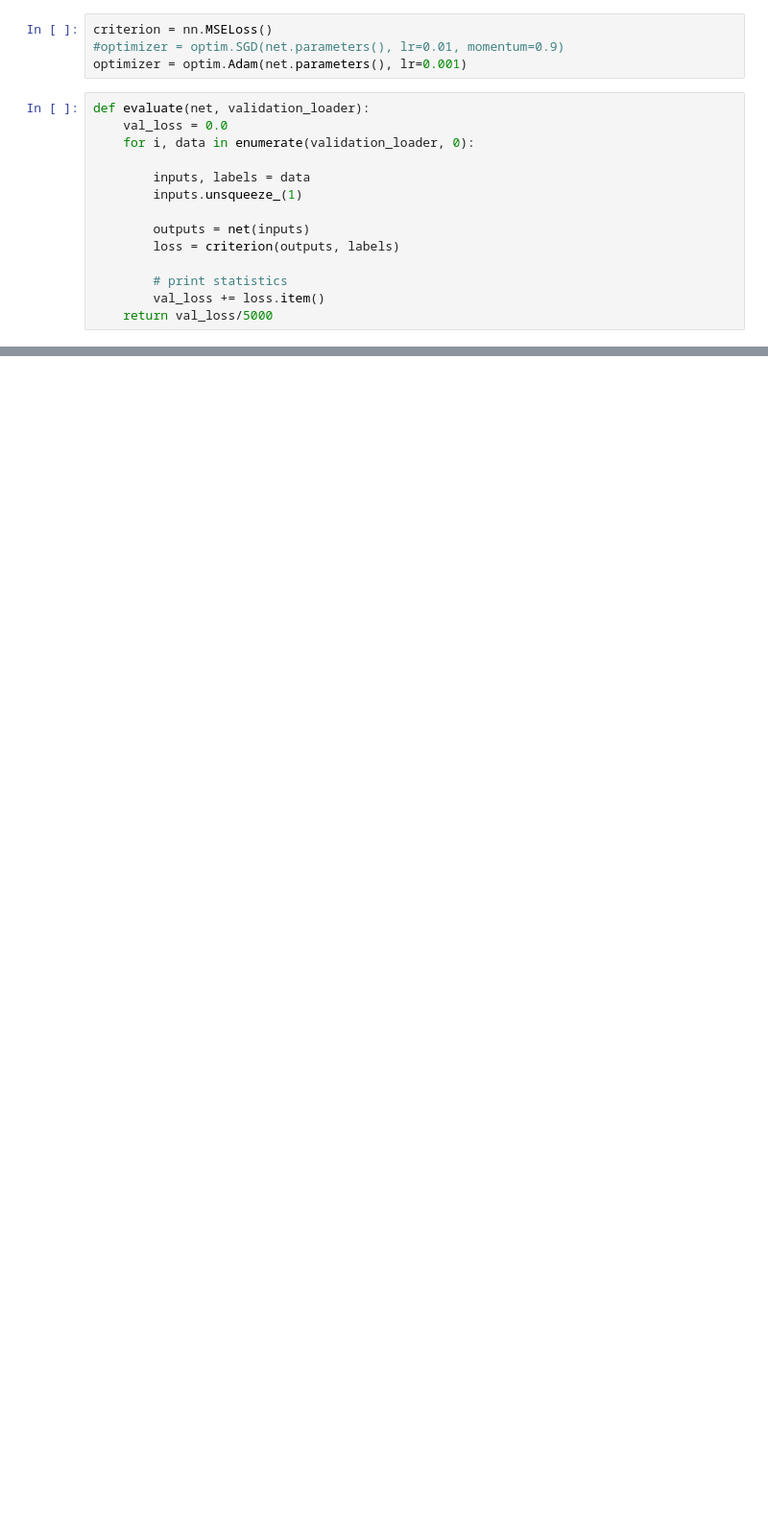
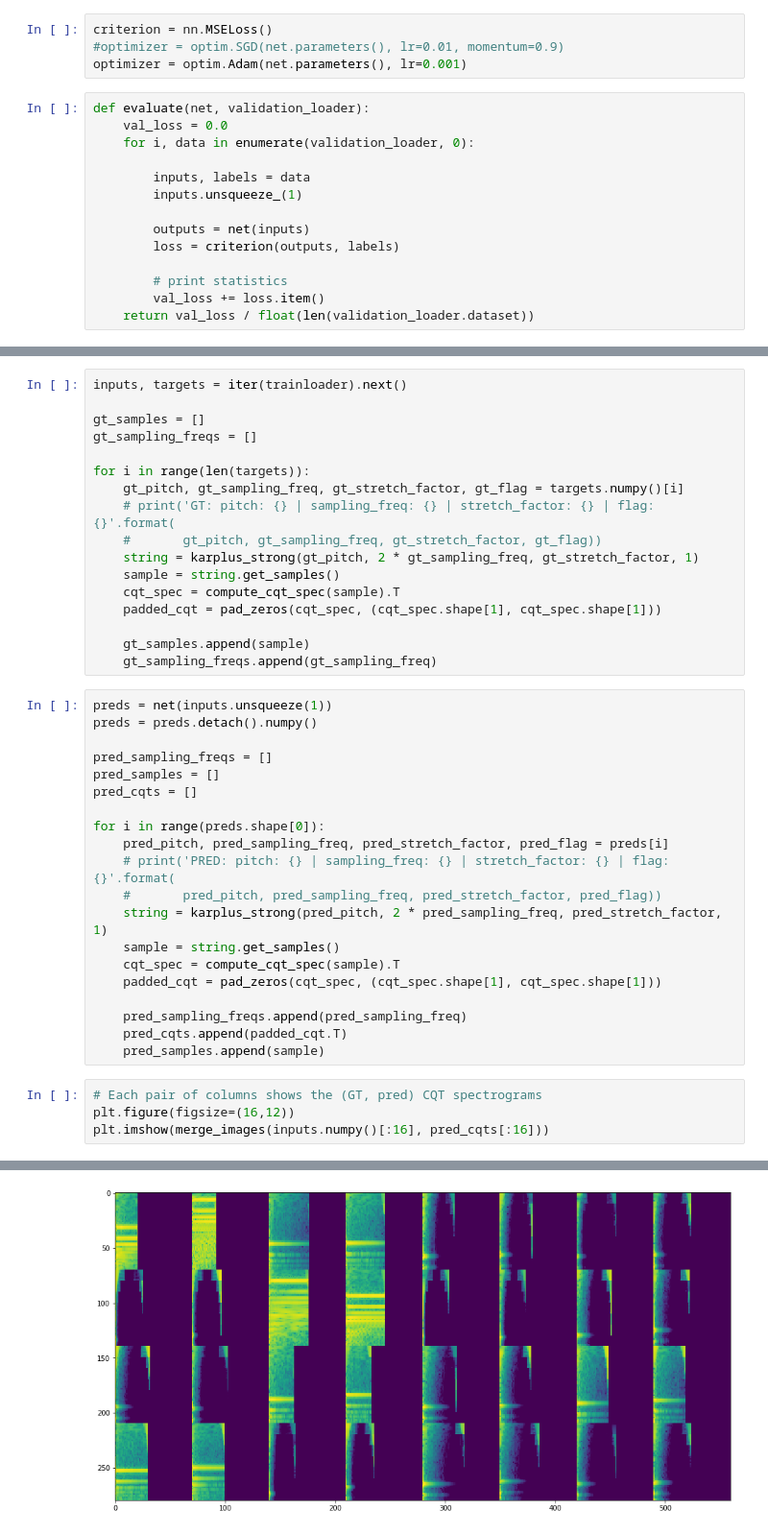
Before and after one commit to siqihao95/Musical-Analysis-by-Synthesis, a Jupyter notebook: baseline.ipynb, the cells around one changed output, grey strips where cells are left out. Shown at 96% size. Saved outputs shown, nothing was run; the diff lists cells and outputs as text; blank space fills up the shorter version.

Commit message:
Added a section to compare CQT spectrograms and audio samples generated from ground-truth and predicted parameters.

```diff
--- a/baseline.ipynb
+++ b/baseline.ipynb
@@ -203,5 +212,5 @@ def evaluate(net, validation_loader):
 
         # print statistics
         val_loss += loss.item()
-    return val_loss/5000
+    return val_loss / float(len(validation_loader.dataset))
 # %%
@@ -242,0 +289,42 @@ print('Finished Training')
+# %%
+inputs, targets = iter(trainloader).next()
+
+gt_samples = []
+gt_sampling_freqs = []
+
+for i in range(len(targets)):
+    gt_pitch, gt_sampling_freq, gt_stretch_factor, gt_flag = targets.numpy()[i]
+    # print('GT: pitch: {} | sampling_freq: {} | stretch_factor: {} | flag: {}'.format(
+    #       gt_pitch, gt_sampling_freq, gt_stretch_factor, gt_flag))
+    string = karplus_strong(gt_pitch, 2 * gt_sampling_freq, gt_stretch_factor, 1)
+    sample = string.get_samples()
+    cqt_spec = compute_cqt_spec(sample).T
+    padded_cqt = pad_zeros(cqt_spec, (cqt_spec.shape[1], cqt_spec.shape[1]))
+
+    gt_samples.append(sample)
+    gt_sampling_freqs.append(gt_sampling_freq)
+# %%
+preds = net(inputs.unsqueeze(1))
+preds = preds.detach().numpy()
+
+pred_sampling_freqs = []
+pred_samples = []
+pred_cqts = []
+
+for i in range(preds.shape[0]):
+    pred_pitch, pred_sampling_freq, pred_stretch_factor, pred_flag = preds[i]
+    # print('PRED: pitch: {} | sampling_freq: {} | stretch_factor: {} | flag: {}'.format(
+    #       pred_pitch, pred_sampling_freq, pred_stretch_factor, pred_flag))
+    string = karplus_strong(pred_pitch, 2 * pred_sampling_freq, pred_stretch_factor, 1)
+    sample = string.get_samples()
+    cqt_spec = compute_cqt_spec(sample).T
+    padded_cqt = pad_zeros(cqt_spec, (cqt_spec.shape[1], cqt_spec.shape[1]))
+
+    pred_sampling_freqs.append(pred_sampling_freq)
+    pred_cqts.append(padded_cqt.T)
+    pred_samples.append(sample)
+# %%
+# Each pair of columns shows the (GT, pred) CQT spectrograms
+plt.figure(figsize=(16,12))
+plt.imshow(merge_images(inputs.numpy()[:16], pred_cqts[:16]))
+# %% [output]
@@ -242,0 +333 @@ print('Finished Training')
+[figure, added]
```
Also changed, not shown: parts of 9 cells of this notebook.
